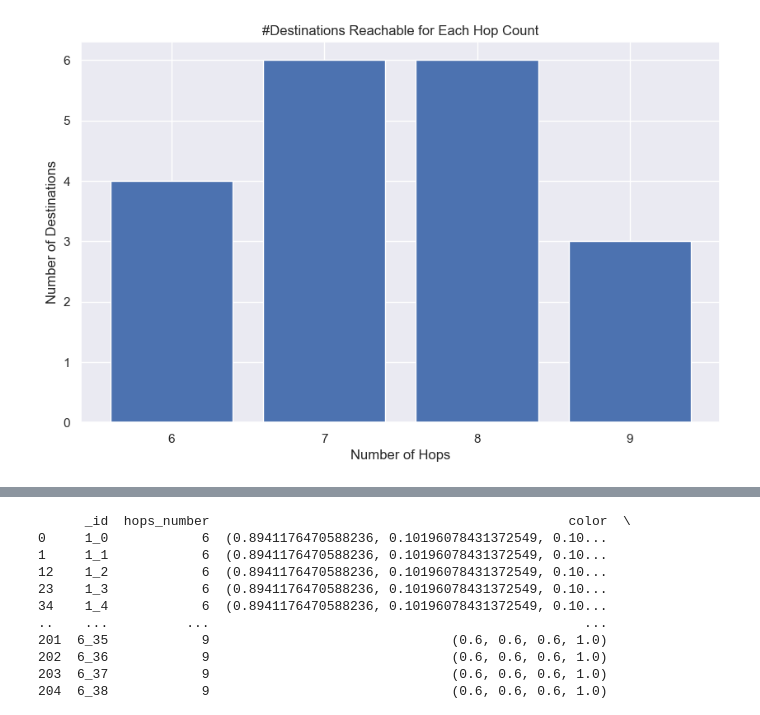
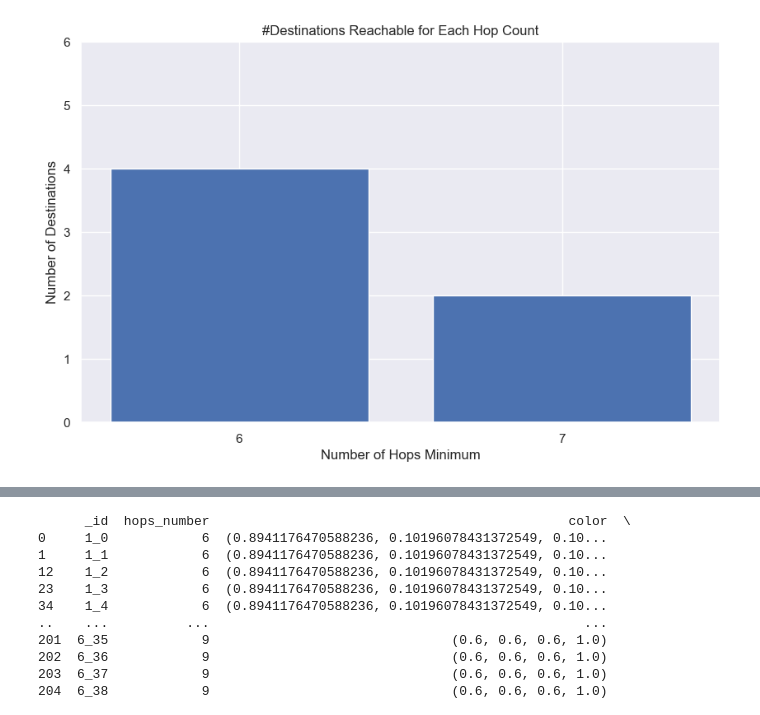
Before and after one commit to leonardoboldrini/SCION-Test-Suite, a Jupyter notebook: test.ipynb, the cells around one changed output, grey strips where cells are left out. Saved outputs shown, nothing was run; the diff lists cells and outputs as text; code cells hidden in the pictures.

```diff
--- a/test.ipynb
+++ b/test.ipynb
@@ -30,19 +33,3 @@ df['hops_number'] = pd.to_numeric(df['hops_number']).astype(int)
 
 # Remove the timestamp from the _id column and save it back to the dataframe as "serverId_pathId"
 df['_id'] = df['_id'].apply(lambda x: re.sub(r'_(\d{4}-\d{2}-\d{2}).*|-\d{2}:\d{2}:\d{2}\.\d{6}|_$', '', x))
-# %%
-# List of unique destinations in DataFrame
-destinations = df['_id'].str.split('_', expand=True)[0].unique()
-
-#sort the dataframe by hops_number
-df_sorted = df.sort_values(by='hops_number')
-
-# Get the number of unique 'hops_number' values
-num_hops = len(df_sorted['hops_number'].unique())
-
-colormap = plt.cm.get_cmap('Set1', num_hops)
-
-# Create a dictionary to map 'hops_number' to colors
-color_dict = {hops: colormap(i) for i, hops in enumerate(df_sorted['hops_number'].unique())}
-
-df['color'] = df['hops_number'].map(color_dict)
@@ -112,30 +148,38 @@ plt.show()
 #Creating a dictionary with the number of destinations for each number of hops
 
 hops_destinations = {}
-list_of_hops = [i for i in range(df['hops_number'].min(), df['hops_number'].max()+1)]
 
+real_min = -1
+higher_min = -1
+
+num_dest = len(destinations)
 for destination in destinations:
-    list_of_hops_per_dest = df[df['_id'].str.startswith(destination)]['hops_number'].unique()
-    for hops in list_of_hops_per_dest:
-        if hops in hops_destinations:
-            hops_destinations[hops] = hops_destinations.get(hops, 0) + 1
-        else:
-            hops_destinations[hops] = 1
+    min_hops = df[df['_id'].str.startswith(destination)]['hops_number'].min()
+    if min_hops < real_min or real_min == -1:
+        real_min = min_hops
+    if min_hops > higher_min or higher_min == -1:
+        higher_min = min_hops
+    if min_hops in hops_destinations:
+        hops_destinations[min_hops] = int(hops_destinations.get(min_hops, 0) + 1)
+    else:
+        hops_destinations[min_hops] = int(1)
+
+list_of_hops = [i for i in range(real_min, higher_min+1, 1)]
 # %%
 # Create a bar chart with #destination reachable for each hop count
 plt.figure(figsize=(10, 6))
 plt.bar(hops_destinations.keys(), hops_destinations.values())
 plt.xticks(list_of_hops, [str(hops) for hops in list_of_hops])
-
+plt.yticks([i for i in range(0, num_dest+1, 1)])
 # Set the labels and title
-plt.xlabel('Number of Hops')
+plt.xlabel('Number of Hops Minimum')
 plt.ylabel('Number of Destinations')
 plt.title('#Destinations Reachable for Each Hop Count')
 
 # Show the plot
 plt.show()
 # %% [output]
-[figure, old version]
+[figure, new version]
 # %%
 #Latency measured per ISD, grouped by hop count, destination fixed
 
```
Also changed, not shown: parts of 5 cells of this notebook, 3 other files.
